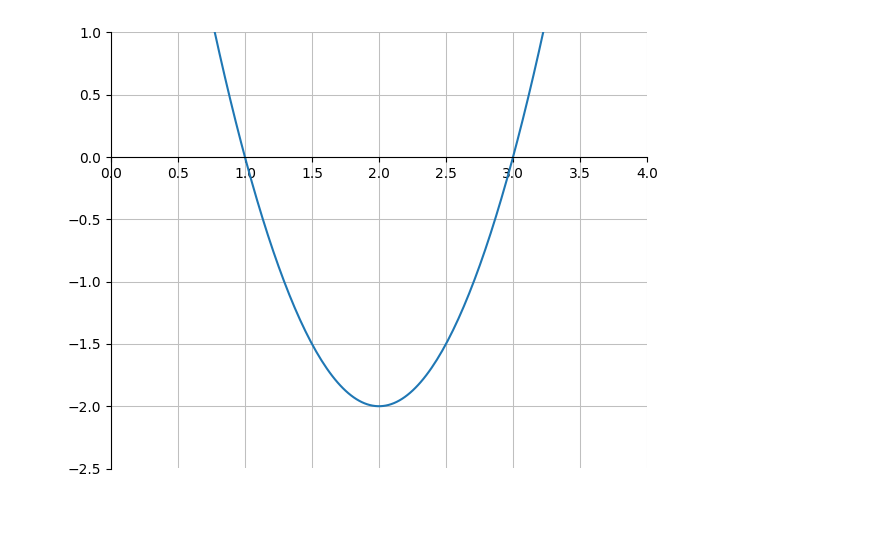
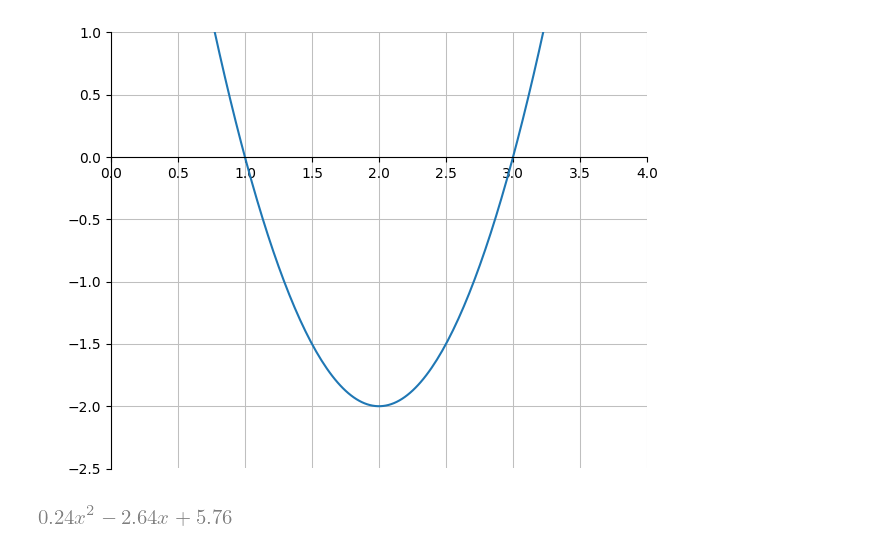
Before and after one commit to Alexandre-Fernandez-dev/Enseignement, a Jupyter notebook: Première/Ch 1 - Polynomes/Contrôles/Sommatif/contrôle 4.ipynb, the cells around one changed output. Saved outputs shown, nothing was run; the diff lists cells and outputs as text; code cells hidden in the pictures; blank space fills up the shorter version.

```diff
--- a/Première/Ch 1 - Polynomes/Contrôles/Sommatif/contrôle 4.ipynb
+++ b/Première/Ch 1 - Polynomes/Contrôles/Sommatif/contrôle 4.ipynb
@@ -27,3 +27,8 @@ p2 = plot(g, xlim=(0,4), ylim=(-2.5,1), label=["f"], xlabel=" ", ylabel=" ", ren
 [figure]
 # %%
 p2.save("functionB.png", dpi=200)
+# %%
+h = interpolate([(3, 0), (8, 0), (11/2, -1.5)], x)
+h
+# %% [output]
+[figure, added]
```
Also changed, not shown: parts of 3 cells of this notebook, 5 other files.
